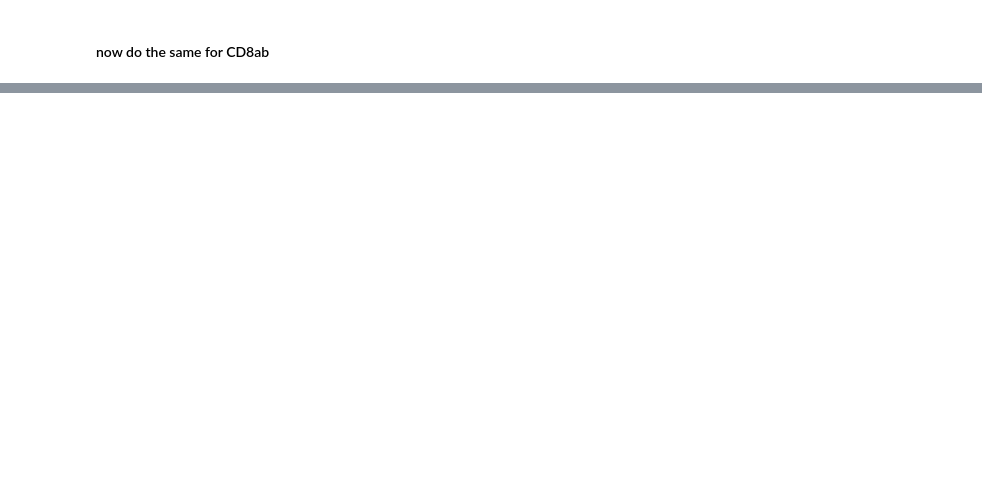
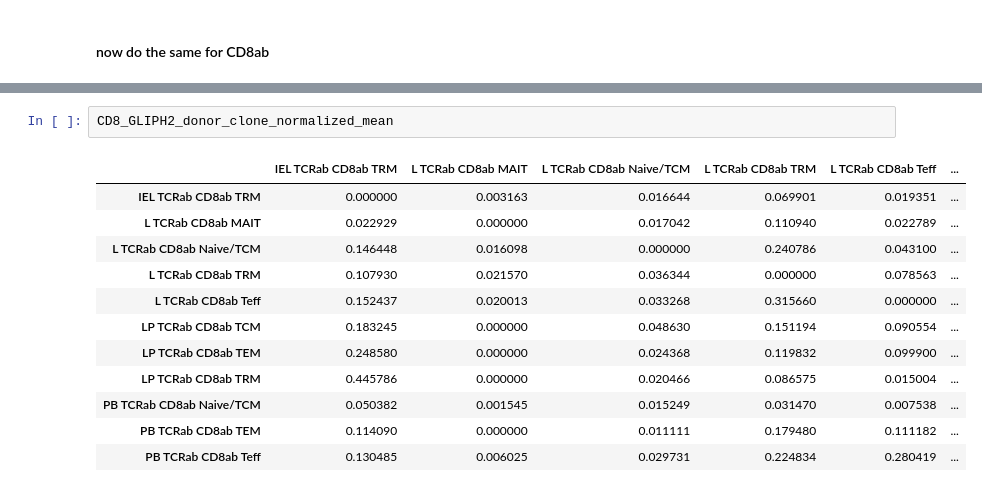
Before and after one commit to Ran-x2/gut-liver-TRM, a Jupyter notebook: Revision/GLIPH2/GLIPH2.ipynb, the cells around one changed output, grey strips where cells are left out. Saved outputs shown, nothing was run; the diff lists cells and outputs as text; blank space fills up the shorter version.

```diff
--- a/Revision/GLIPH2/GLIPH2.ipynb
+++ b/Revision/GLIPH2/GLIPH2.ipynb
@@ -150,0 +220,15 @@ migration_counts.to_csv("G:/My Drive/result/publication/cellreport/revision/GLIP
+# %%
+CD8_GLIPH2_donor_clone_normalized_mean
+# %% [output]
+|  | IEL TCRab CD8ab TRM | L TCRab CD8ab MAIT | L TCRab CD8ab Naive/TCM | L TCRab CD8ab TRM | L TCRab CD8ab Teff | ... |
+| IEL TCRab CD8ab TRM | 0.000000 | 0.003163 | 0.016644 | 0.069901 | 0.019351 | ... |
+| L TCRab CD8ab MAIT | 0.022929 | 0.000000 | 0.017042 | 0.110940 | 0.022789 | ... |
+| L TCRab CD8ab Naive/TCM | 0.146448 | 0.016098 | 0.000000 | 0.240786 | 0.043100 | ... |
+| L TCRab CD8ab TRM | 0.107930 | 0.021570 | 0.036344 | 0.000000 | 0.078563 | ... |
+| L TCRab CD8ab Teff | 0.152437 | 0.020013 | 0.033268 | 0.315660 | 0.000000 | ... |
+| LP TCRab CD8ab TCM | 0.183245 | 0.000000 | 0.048630 | 0.151194 | 0.090554 | ... |
+| LP TCRab CD8ab TEM | 0.248580 | 0.000000 | 0.024368 | 0.119832 | 0.099900 | ... |
+| LP TCRab CD8ab TRM | 0.445786 | 0.000000 | 0.020466 | 0.086575 | 0.015004 | ... |
+| PB TCRab CD8ab Naive/TCM | 0.050382 | 0.001545 | 0.015249 | 0.031470 | 0.007538 | ... |
+| PB TCRab CD8ab TEM | 0.114090 | 0.000000 | 0.011111 | 0.179480 | 0.111182 | ... |
+| PB TCRab CD8ab Teff | 0.130485 | 0.006025 | 0.029731 | 0.224834 | 0.280419 | ... |
```
Also changed, not shown: parts of 14 cells of this notebook, 15 other files.
